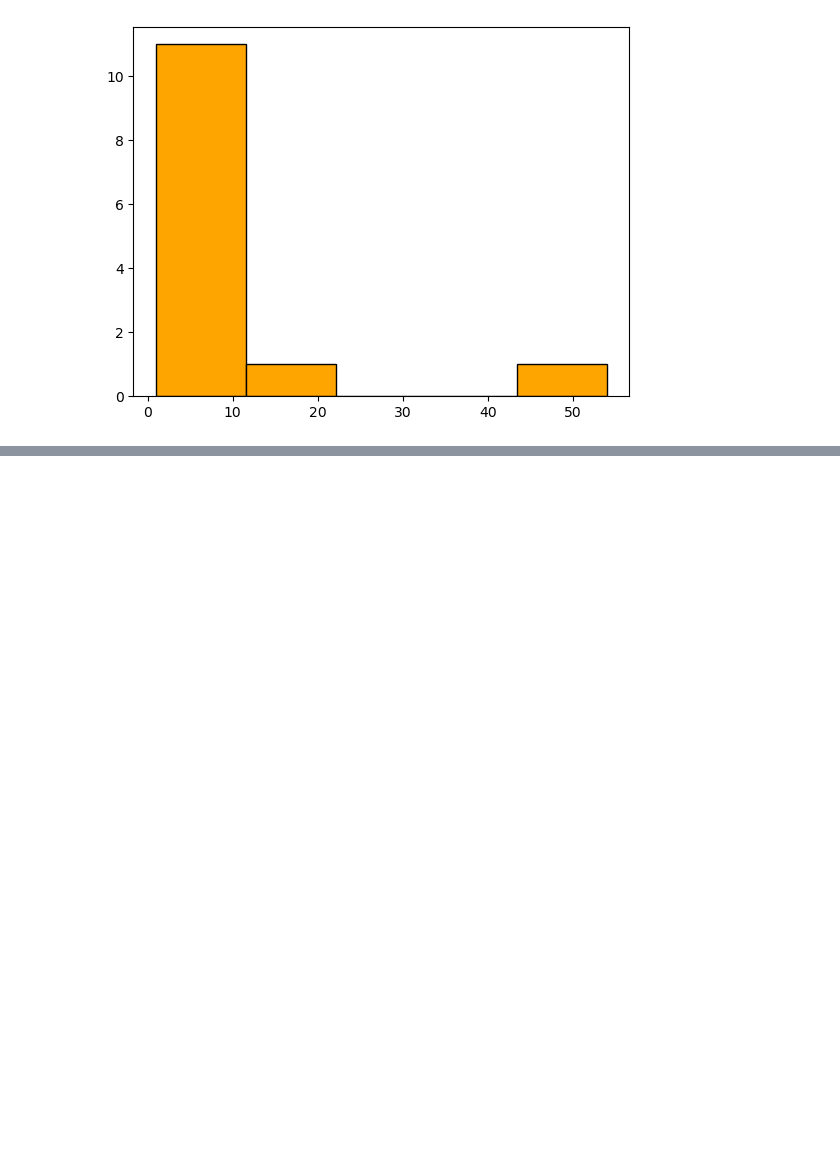
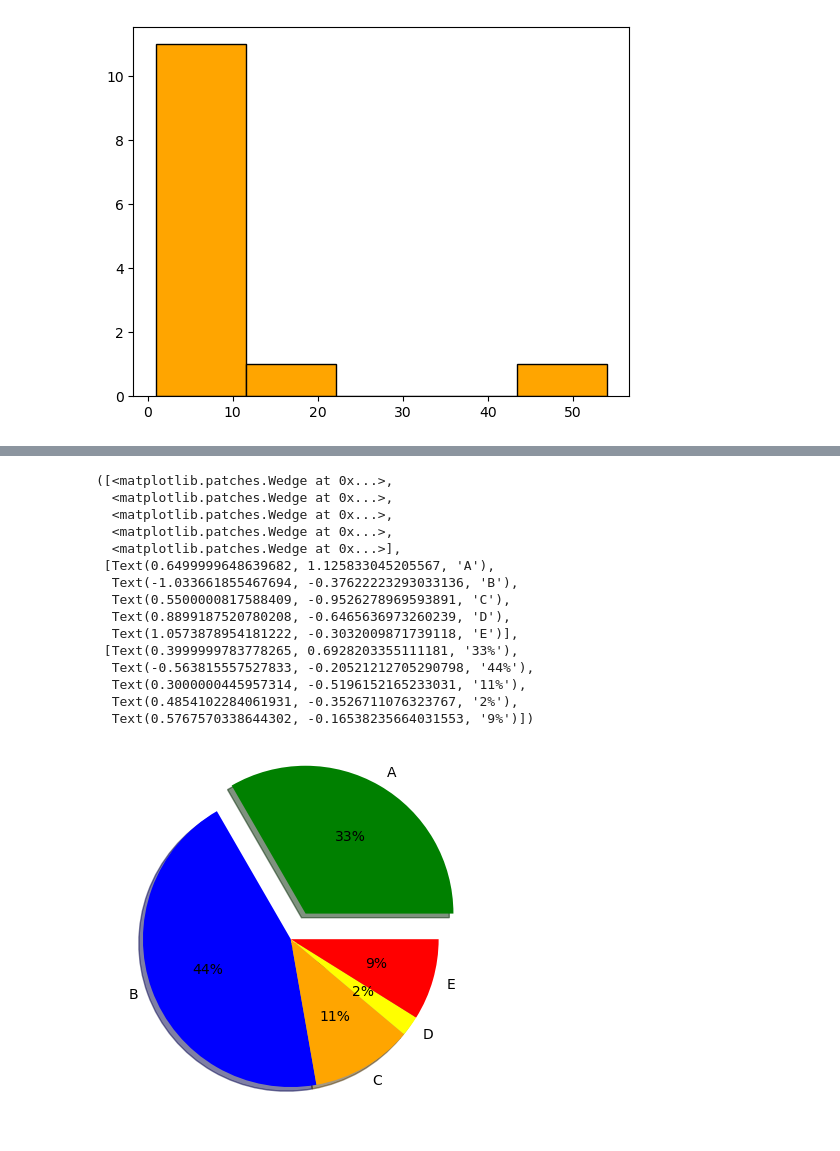
Before and after one commit to a-b-c-d-ritik/DataScience, a Jupyter notebook: 13.Data_Analysis_with_Python/data_visualizationwith_matplotlib.ipynb, the cells around one changed output, grey strips where cells are left out. Drawn from its saved outputs; the diff is of its cells as text; code cells hidden in the pictures; blank space fills up the shorter version.

```diff
--- a/13.Data_Analysis_with_Python/data_visualizationwith_matplotlib.ipynb
+++ b/13.Data_Analysis_with_Python/data_visualizationwith_matplotlib.ipynb
@@ -86,0 +91,25 @@ plt.hist(d,bins=5,color='orange',edgecolor='black')
+# %%
+#pie charts
+labeld=['A','B','C','D','E']
+sizes=[30,40,10,2,8]
+colors=['green','blue','orange','yellow','red']
+explode=(0.2,0,0,0,0)
+
+plt.pie(sizes,labels=labeld,colors=colors,autopct="%0.00f%%",shadow=True,explode=explode)
+# %% [output]
+([<matplotlib.patches.Wedge at 0x...>,
+  <matplotlib.patches.Wedge at 0x...>,
+  <matplotlib.patches.Wedge at 0x...>,
+  <matplotlib.patches.Wedge at 0x...>,
+  <matplotlib.patches.Wedge at 0x...>],
+ [Text(0.6499999648639682, 1.125833045205567, 'A'),
+  Text(-1.033661855467694, -0.37622223293033136, 'B'),
+  Text(0.5500000817588409, -0.9526278969593891, 'C'),
+  Text(0.8899187520780208, -0.6465636973260239, 'D'),
+  Text(1.0573878954181222, -0.3032009871739118, 'E')],
+ [Text(0.3999999783778265, 0.6928203355111181, '33%'),
+  Text(-0.563815557527833, -0.20521212705290798, '44%'),
+  Text(0.3000000445957314, -0.5196152165233031, '11%'),
+  Text(0.4854102284061931, -0.3526711076323767, '2%'),
+  Text(0.5767570338644302, -0.16538235664031553, '9%')])
+[figure, added]
```
Also changed, not shown: parts of 6 cells of this notebook, 1 other file.
